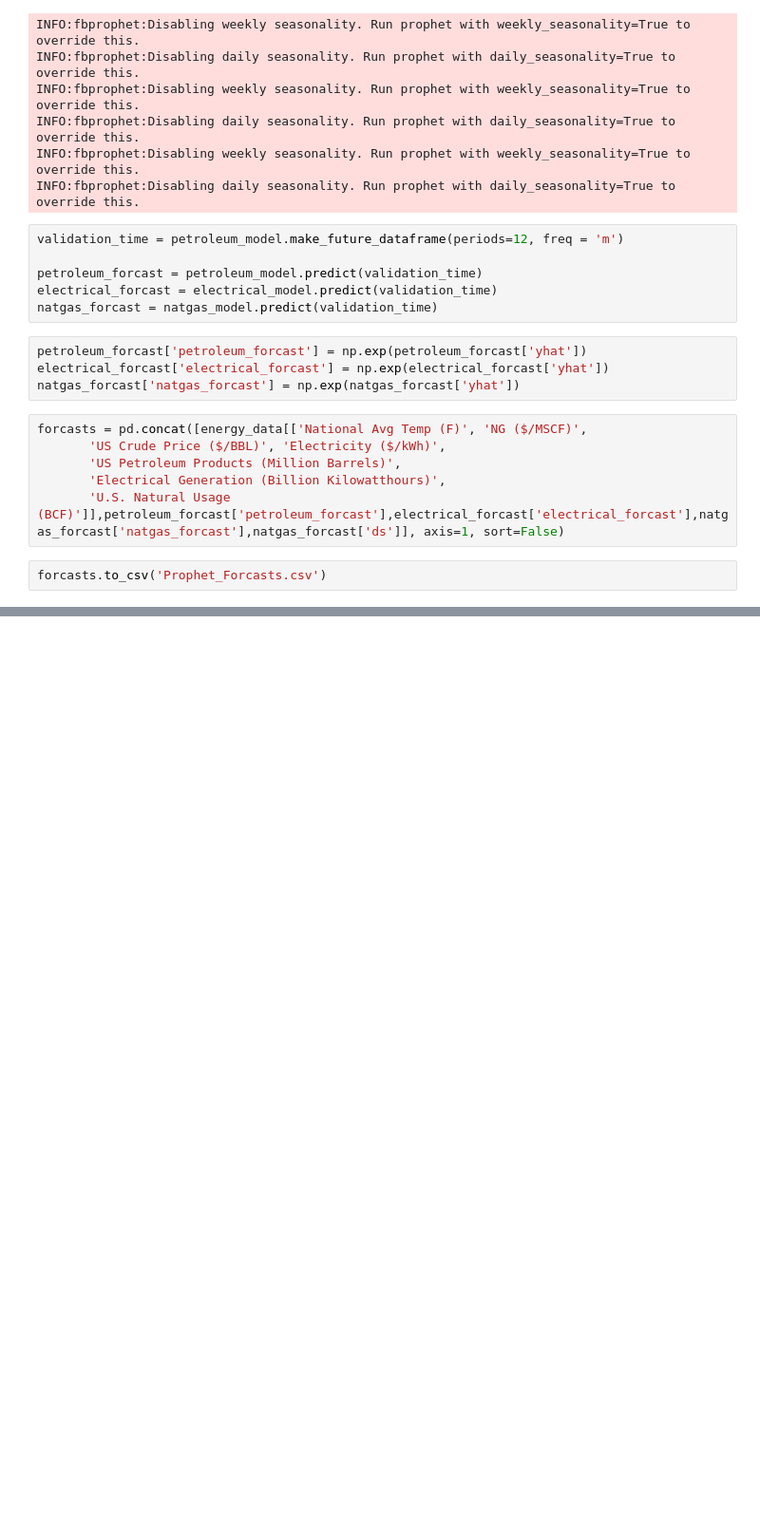
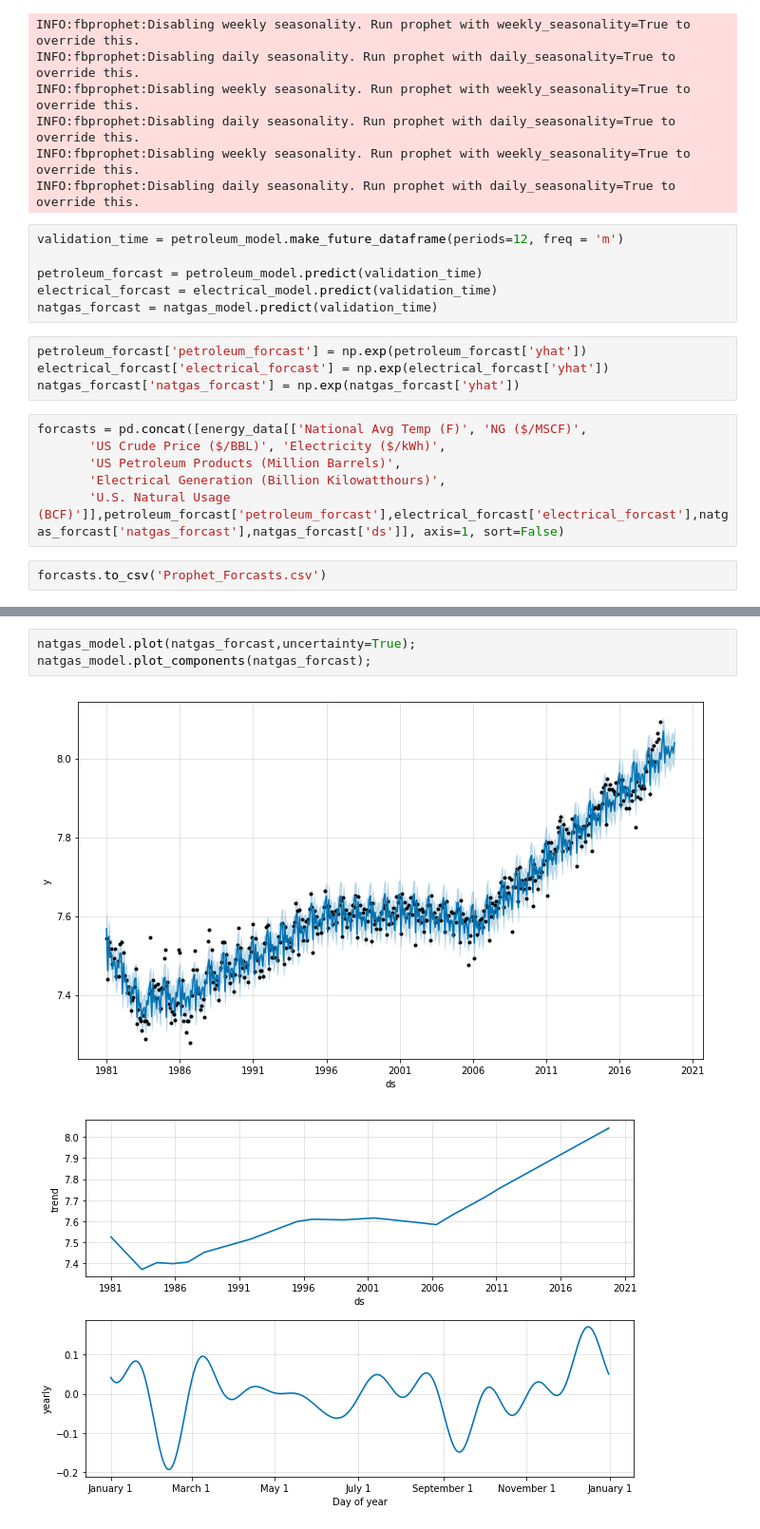
Before and after one commit to Thomas-Brennan-FHR/Prophet, a Jupyter notebook: Prophet/Prophet.ipynb, the cells around one changed output, grey strips where cells are left out. Shown at 95% size. Drawn from its saved outputs; the diff is of its cells as text; blank space fills up the shorter version.

```diff
--- a/Prophet/Prophet.ipynb
+++ b/Prophet/Prophet.ipynb
@@ -181,0 +186,6 @@ petroleum_model.plot_components(petroleum_forcast);
+# %%
+natgas_model.plot(natgas_forcast,uncertainty=True);
+natgas_model.plot_components(natgas_forcast);
+# %% [output]
+[figure, added]
+[figure, added]
```
Also changed, not shown: parts of 3 cells of this notebook.
